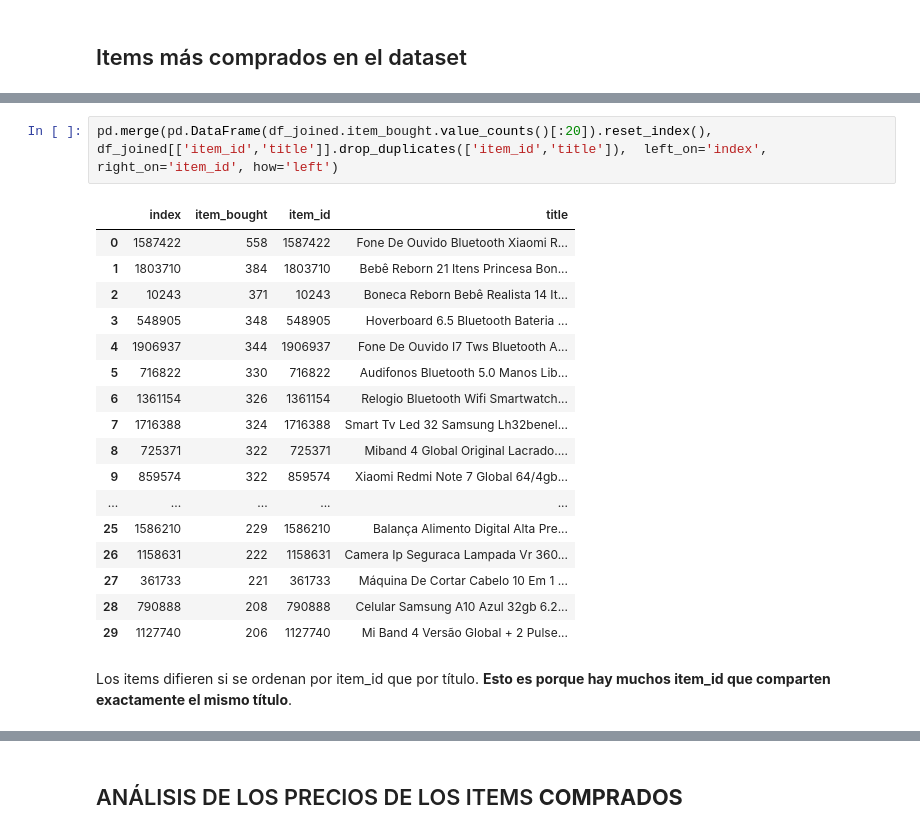
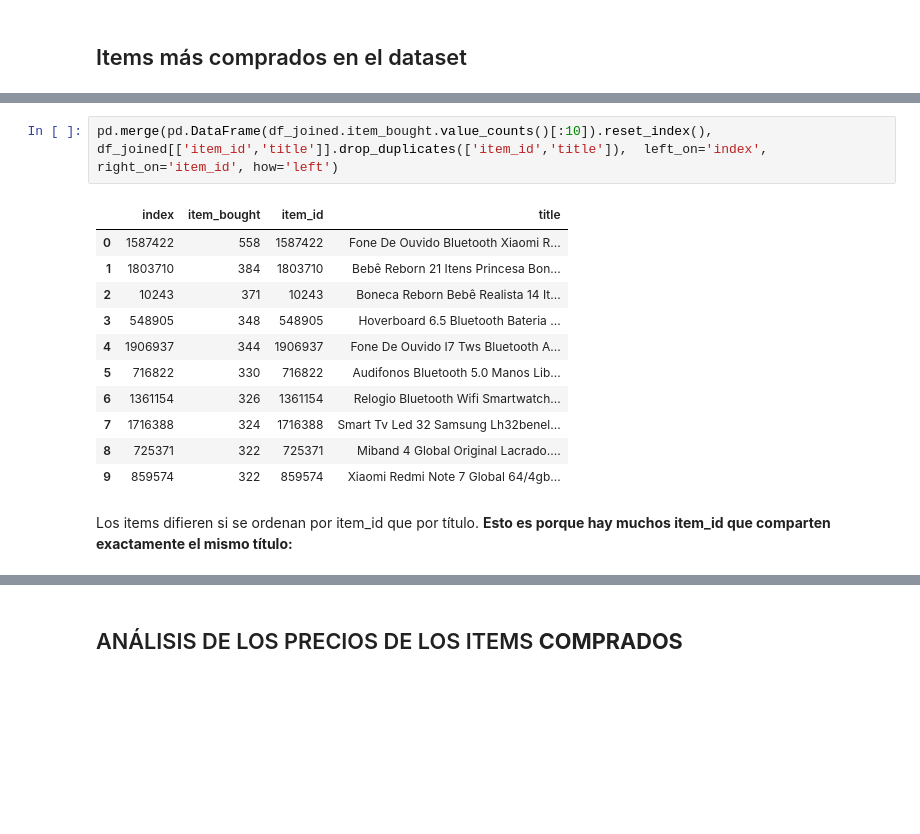
Before and after one commit to natanrajch/DiploDatos, a Jupyter notebook: MELI/train_data_joined.ipynb, the cells around one changed output, grey strips where cells are left out. Cells and saved outputs as stored; diff of their text form; blank space fills up the shorter version.

```diff
--- a/MELI/train_data_joined.ipynb
+++ b/MELI/train_data_joined.ipynb
@@ -403,26 +419,20 @@ Xiaomi Redmi Airdots Mini Dual V5.0 Auriculares Bluetooth           262
 Name: title, dtype: int64
 # %%
-pd.merge(pd.DataFrame(df_joined.item_bought.value_counts()[:20]).reset_index(), df_joined[['item_id','title']].drop_duplicates(['item_id','title']),  left_on='index', right_on='item_id', how='left')
+pd.merge(pd.DataFrame(df_joined.item_bought.value_counts()[:10]).reset_index(), df_joined[['item_id','title']].drop_duplicates(['item_id','title']),  left_on='index', right_on='item_id', how='left')
 # %% [output]
 |  | index | item_bought | item_id | title |
 | 0 | 1587422 | 558 | 1587422 | Fone De Ouvido Bluetooth Xiaomi R... |
 | 1 | 1803710 | 384 | 1803710 | Bebê Reborn 21 Itens Princesa Bon... |
 | 2 | 10243 | 371 | 10243 | Boneca Reborn Bebê Realista 14 It... |
 | 3 | 548905 | 348 | 548905 | Hoverboard 6.5 Bluetooth Bateria ... |
 | 4 | 1906937 | 344 | 1906937 | Fone De Ouvido I7 Tws Bluetooth A... |
 | 5 | 716822 | 330 | 716822 | Audifonos Bluetooth 5.0 Manos Lib... |
 | 6 | 1361154 | 326 | 1361154 | Relogio Bluetooth Wifi Smartwatch... |
 | 7 | 1716388 | 324 | 1716388 | Smart Tv Led 32 Samsung Lh32benel... |
 | 8 | 725371 | 322 | 725371 | Miband 4 Global Original Lacrado.... |
 | 9 | 859574 | 322 | 859574 | Xiaomi Redmi Note 7 Global 64/4gb... |
-| ... | ... | ... | ... | ... |
-| 25 | 1586210 | 229 | 1586210 | Balança Alimento Digital Alta Pre... |
-| 26 | 1158631 | 222 | 1158631 | Camera Ip Seguraca Lampada Vr 360... |
-| 27 | 361733 | 221 | 361733 | Máquina De Cortar Cabelo 10 Em 1 ... |
-| 28 | 790888 | 208 | 790888 | Celular Samsung A10 Azul 32gb 6.2... |
-| 29 | 1127740 | 206 | 1127740 | Mi Band 4 Versão Global + 2 Pulse... |
 # %% [markdown]
-Los items difieren si se ordenan por item_id que por título. **Esto es porque hay muchos item_id que comparten exactamente el mismo título**.
+Los items difieren si se ordenan por item_id que por título. **Esto es porque hay muchos item_id que comparten exactamente el mismo título:**
 # %%
 print('CANTIDAD DE ITEM_ID QUE COMPARTEN EXACTAMENTE EL MISMO TÍTULO:')
 df_joined.drop_duplicates(['item_bought', 'title']).groupby('title')['item_bought'].count().sort_values(ascending=False).head(10)
```
Also changed, not shown: parts of 27 cells of this notebook.
